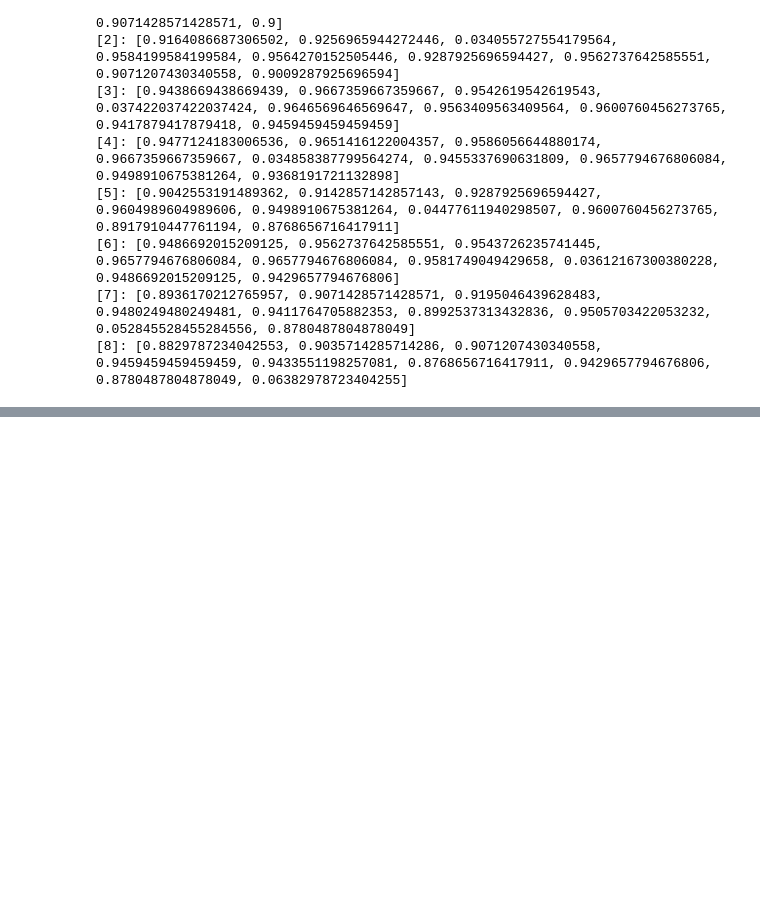
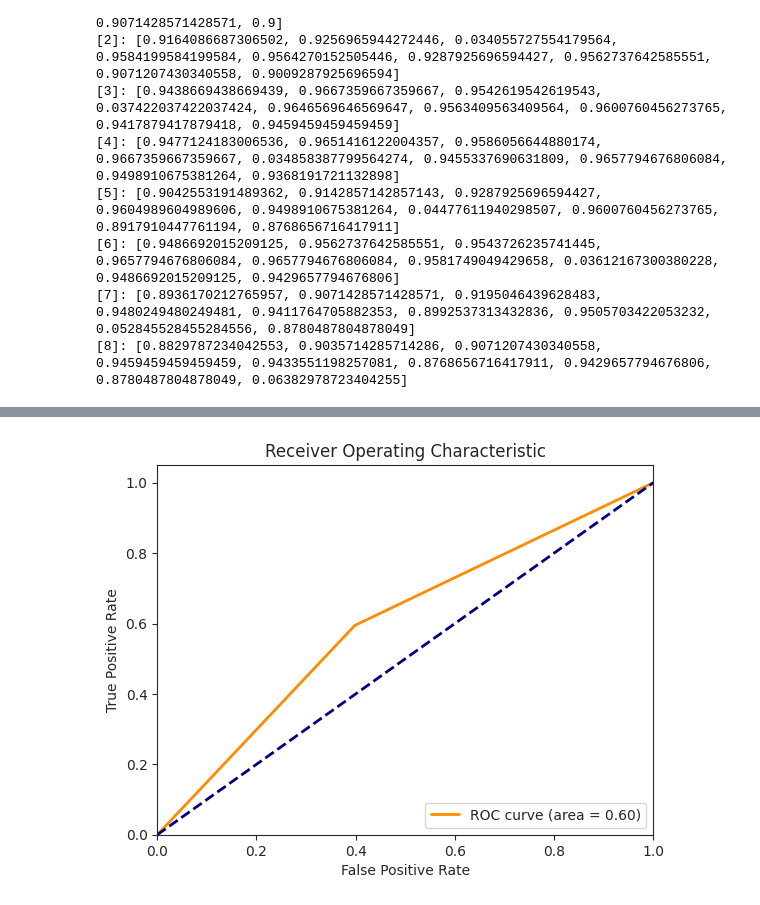
Before and after one commit to github4touchdouble/nnet-enzyme, a Jupyter notebook: gzip_knn/gzip_knn.ipynb, the cells around one changed output, grey strips where cells are left out. Drawn from its saved outputs; the diff is of its cells as text; code cells hidden in the pictures; blank space fills up the shorter version.

Commit message:
extended notebook, now has a classifier which classefies based on the seq lenght dist

```diff
--- a/gzip_knn/gzip_knn.ipynb
+++ b/gzip_knn/gzip_knn.ipynb
@@ -212,7 +241,7 @@ b'\x1f\x8b\x08\x00\x14n\xdbd\x02\xff\r\x90[\x0eE1\x04E\xc7&\x87jS\x15\x8f\xc6M\x
 
 LENGTH: 335
 # %%
-x2 = df["Sequence"][1]
+x2 = ml_df["Sequence"][1]
 print(f"SEQUENCE:\n---------\n{x2}\nLENGTH: {len(x2)}\n")
 x2_comp = gzip.compress(x2.encode())
 print(f"COMPRESSED SEQUENCE:\n--------------------\n{x2_comp}\n")
@@ -262,7 +291,7 @@ def ncd(x, x2):
   xx2 = len(gzip.compress((" ".join([x,x2])).encode()))
   return (xx2 - min(x_compressed, x2_compressed)) / max(x_compressed, x2_compressed)
 # %%
-example_df = df["Sequence"][1:10]
+example_df = ml_df["Sequence"][1:10]
 train_ncd = [[ncd(example_df[i], example_df[j]) for j in range(len(example_df))] for i in range(len(example_df))]
 # %%
 for i in range(len(train_ncd)):
@@ -279,0 +319,15 @@ for i in range(len(train_ncd)):
+# %%
+def get_length_dist(ml_df:pd.DataFrame):
+    temp_df = ml_df
+    interval_dict = {}
+    for i in range(1, 15):
+        df_bin = temp_df[temp_df["Sequence"].apply(len) <= i * 73]
+        temp_df = temp_df.drop(df_bin.index)
+        total = len(df_bin)
+        enzymes = len(df_bin[df_bin["Label"] == 1])
+        # non_enzymes = total - enzymes
+        prob_enzyme = enzymes / total
+        interval_dict[i] = prob_enzyme
+        # print(i, prob_enzyme)
+
+    return interval_dict
@@ -279,0 +347,61 @@ for i in range(len(train_ncd)):
+# %%
+interval_dict = get_length_dist(ml_df)
+P = 0
+N = 0
+TP = 0
+TN = 0
+FP = 0
+FN = 0
+
+
+# Initialize arrays to store all predicted scores and actual labels
+all_pred_scores = []
+all_actual_labels = []
+
+for seq in ml_df["Sequence"]:
+    pred = pred_seq(seq, inerval_dict=interval_dict)
+    actual_label = ml_df[ml_df["Sequence"] == seq]["Label"][0]
+    if (pred, actual_label) == (1,1):
+        TP += 1
+        P += 1
+    if (pred, actual_label) == (1,-1):
+        FP += 1
+        P+=1
+    if (pred, actual_label) == (-1,1):
+        FN+=1
+        N+=1
+    if (pred, actual_label) == (-1,-1):
+        TN+=1
+        N+=1
+
+    all_pred_scores.append(pred)
+    all_actual_labels.append(actual_label)
+
+
+sensitivity = TP / (TP + FN)
+specificity = TN / (TN + FP)
+accuracy = (TP + TN) / len(ml_df)
+precision = TP / (TP + TN)
+f_1 = 2* ((precision * sensitivity) / (precision + sensitivity))
+
+# Calculate ROC curve and AUC for the entire dataset
+fpr, tpr, thresholds = roc_curve(all_actual_labels, all_pred_scores)
+roc_auc = auc(fpr, tpr)
+
+# Print the ROC curve values
+print("FPR:", fpr)
+print("TPR:", tpr)
+print("Thresholds:", thresholds)
+
+# Plot the ROC curve
+plt.figure()
+plt.plot(fpr, tpr, color='darkorange', lw=2, label='ROC curve (area = %0.2f)' % roc_auc)
+plt.plot([0, 1], [0, 1], color='navy', lw=2, linestyle='--')
+plt.xlim([0.0, 1.0])
+plt.ylim([0.0, 1.05])
+plt.xlabel('False Positive Rate')
+plt.ylabel('True Positive Rate')
+plt.title('Receiver Operating Characteristic')
+plt.legend(loc="lower right")
+plt.show()
+# %% [output]
@@ -279,0 +411 @@ for i in range(len(train_ncd)):
+[figure, added]
```
Also changed, not shown: parts of 11 cells of this notebook.
